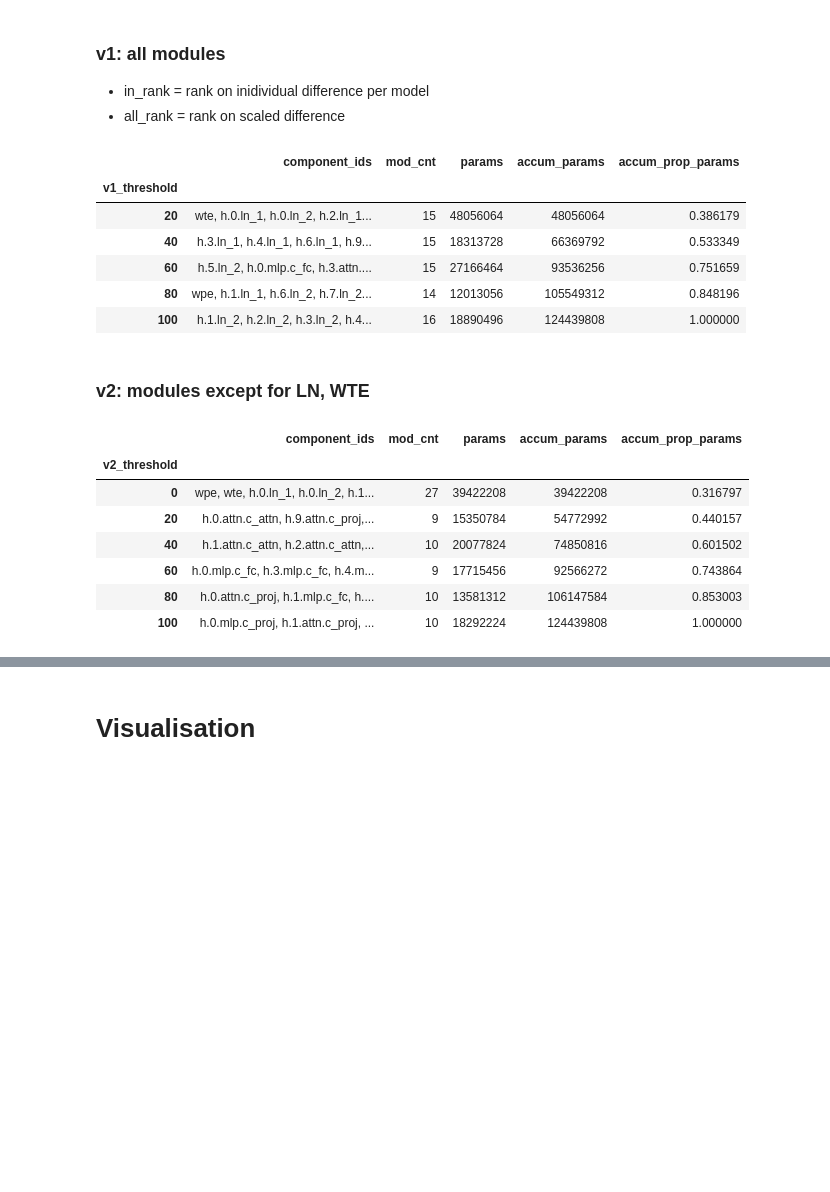
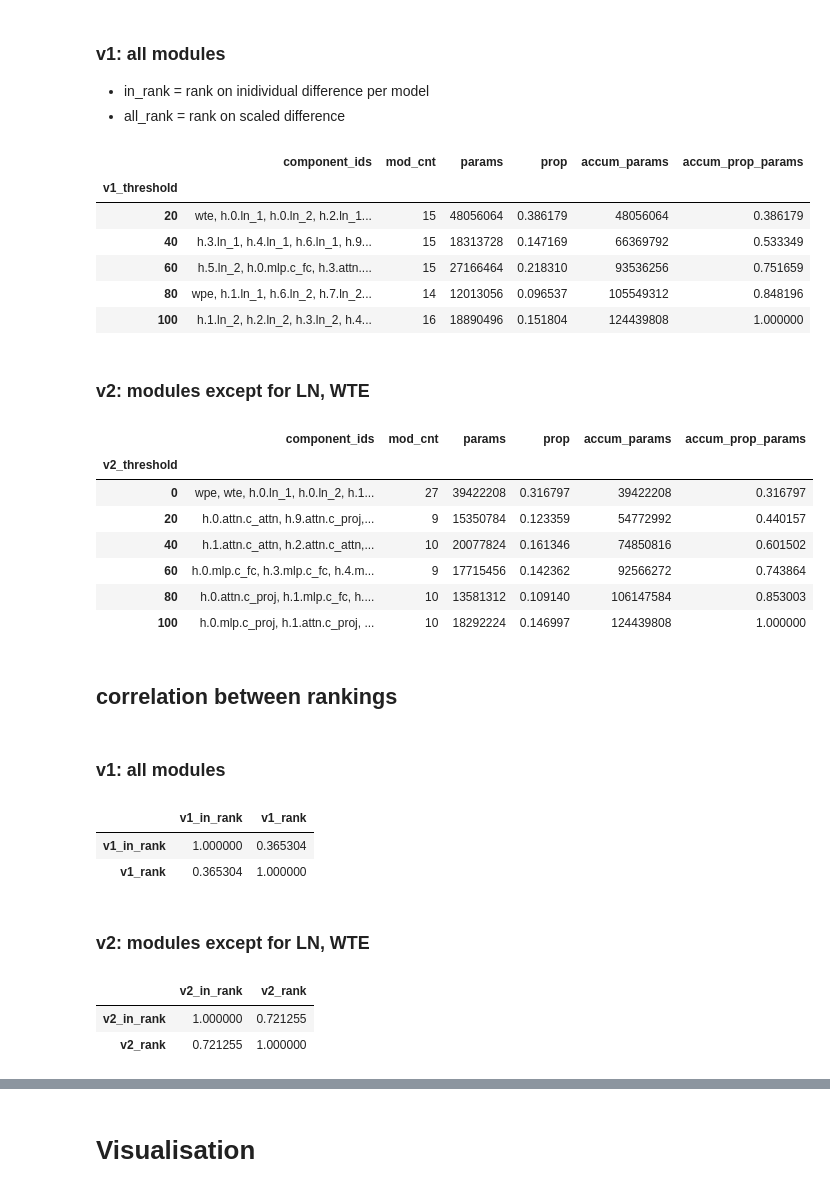
Before and after one commit to joonable/domain_adaptation_m2d2, a Jupyter notebook: 230630_modules_vs_submodules.ipynb, the cells around one changed output, grey strips where cells are left out. Drawn from its saved outputs; the diff is of its cells as text; code cells hidden in the pictures; blank space fills up the shorter version.

```diff
--- a/230630_modules_vs_submodules.ipynb
+++ b/230630_modules_vs_submodules.ipynb
@@ -289,10 +341,10 @@ df_sub_diff_weights = pd.read_pickle("./data/df_avg_diff_weights_sub_230627.pkl"
 
 df_sub_diff_weights = df_sub_diff_weights.rename({"sub_module": "submodule"}, axis=1)
 df_sub_diff_weights.submodule = df_sub_diff_weights.component_id.apply(lambda x: x.split(".")[-1])
-is_in_layer = ~(df_sub.layer.isin([-1, 99]))
+is_in_layer = ~(df_sub_diff_weights.layer.isin([-1, 99]))
 df_sub_diff_weights["is_in_layer"] = is_in_layer
 
-is_localised = (df_sub.module.isin(["attn", "mlp"])) & is_in_layer
+is_localised = (df_sub_diff_weights.module.isin(["attn", "mlp"])) & is_in_layer
 df_sub_diff_weights["is_localised"] =  is_localised
 # %%
 df_sub_diff_weights
@@ -416,37 +554,57 @@ df_submodules_agg = df_submodules.groupby(["v1_threshold"]).agg({
 })
 
 df_submodules_agg.columns = ["component_ids", "mod_cnt", "params"]
+df_submodules_agg["prop"] = df_submodules_agg["params"] / n_total_params
 df_submodules_agg["accum_params"] = df_submodules_agg["params"].cumsum()
 df_submodules_agg["accum_prop_params"] = df_submodules_agg["accum_params"] / n_total_params
 df_submodules_agg["component_ids"] = df_submodules_agg["component_ids"].apply(lambda l: ", ".join(l))
 df_submodules_agg
 # %% [output]
-|  | component_ids | mod_cnt | params | accum_params | accum_prop_params |
-| v1_threshold |  |  |  |  |  |
-| 20 | wte, h.0.ln_1, h.0.ln_2, h.2.ln_1... | 15 | 48056064 | 48056064 | 0.386179 |
-| 40 | h.3.ln_1, h.4.ln_1, h.6.ln_1, h.9... | 15 | 18313728 | 66369792 | 0.533349 |
-| 60 | h.5.ln_2, h.0.mlp.c_fc, h.3.attn.... | 15 | 27166464 | 93536256 | 0.751659 |
-| 80 | wpe, h.1.ln_1, h.6.ln_2, h.7.ln_2... | 14 | 12013056 | 105549312 | 0.848196 |
-| 100 | h.1.ln_2, h.2.ln_2, h.3.ln_2, h.4... | 16 | 18890496 | 124439808 | 1.000000 |
+|  | component_ids | mod_cnt | params | prop | accum_params | accum_prop_params |
+| v1_threshold |  |  |  |  |  |  |
+| 20 | wte, h.0.ln_1, h.0.ln_2, h.2.ln_1... | 15 | 48056064 | 0.386179 | 48056064 | 0.386179 |
+| 40 | h.3.ln_1, h.4.ln_1, h.6.ln_1, h.9... | 15 | 18313728 | 0.147169 | 66369792 | 0.533349 |
+| 60 | h.5.ln_2, h.0.mlp.c_fc, h.3.attn.... | 15 | 27166464 | 0.218310 | 93536256 | 0.751659 |
+| 80 | wpe, h.1.ln_1, h.6.ln_2, h.7.ln_2... | 14 | 12013056 | 0.096537 | 105549312 | 0.848196 |
+| 100 | h.1.ln_2, h.2.ln_2, h.3.ln_2, h.4... | 16 | 18890496 | 0.151804 | 124439808 | 1.000000 |
 # %% [markdown]
 ### v2: modules except for LN, WTE
 # %%
 df_submodules_agg = df_submodules.groupby(["v2_threshold"]).agg({
     "component_id": [list],
     "total": ["count", "sum"],
 })
 
 df_submodules_agg.columns = ["component_ids", "mod_cnt", "params"]
+df_submodules_agg["prop"] = df_submodules_agg["params"] / n_total_params
 df_submodules_agg["accum_params"] = df_submodules_agg["params"].cumsum()
 df_submodules_agg["accum_prop_params"] = df_submodules_agg["accum_params"] / n_total_params
 df_submodules_agg["component_ids"] = df_submodules_agg["component_ids"].apply(lambda l: ", ".join(l))
 df_submodules_agg
 # %% [output]
-|  | component_ids | mod_cnt | params | accum_params | accum_prop_params |
-| v2_threshold |  |  |  |  |  |
-| 0 | wpe, wte, h.0.ln_1, h.0.ln_2, h.1... | 27 | 39422208 | 39422208 | 0.316797 |
-| 20 | h.0.attn.c_attn, h.9.attn.c_proj,... | 9 | 15350784 | 54772992 | 0.440157 |
-| 40 | h.1.attn.c_attn, h.2.attn.c_attn,... | 10 | 20077824 | 74850816 | 0.601502 |
-| 60 | h.0.mlp.c_fc, h.3.mlp.c_fc, h.4.m... | 9 | 17715456 | 92566272 | 0.743864 |
-| 80 | h.0.attn.c_proj, h.1.mlp.c_fc, h.... | 10 | 13581312 | 106147584 | 0.853003 |
-| 100 | h.0.mlp.c_proj, h.1.attn.c_proj, ... | 10 | 18292224 | 124439808 | 1.000000 |
+|  | component_ids | mod_cnt | params | prop | accum_params | accum_prop_params |
+| v2_threshold |  |  |  |  |  |  |
+| 0 | wpe, wte, h.0.ln_1, h.0.ln_2, h.1... | 27 | 39422208 | 0.316797 | 39422208 | 0.316797 |
+| 20 | h.0.attn.c_attn, h.9.attn.c_proj,... | 9 | 15350784 | 0.123359 | 54772992 | 0.440157 |
+| 40 | h.1.attn.c_attn, h.2.attn.c_attn,... | 10 | 20077824 | 0.161346 | 74850816 | 0.601502 |
+| 60 | h.0.mlp.c_fc, h.3.mlp.c_fc, h.4.m... | 9 | 17715456 | 0.142362 | 92566272 | 0.743864 |
+| 80 | h.0.attn.c_proj, h.1.mlp.c_fc, h.... | 10 | 13581312 | 0.109140 | 106147584 | 0.853003 |
+| 100 | h.0.mlp.c_proj, h.1.attn.c_proj, ... | 10 | 18292224 | 0.146997 | 124439808 | 1.000000 |
+# %% [markdown]
+## correlation between rankings
+# %% [markdown]
+### v1: all modules
+# %%
+df_sub_in_rank[["component_id", "v1_in_rank"]].merge(df_submodules[["component_id", "v1_rank"]], on="component_id")[["v1_in_rank", "v1_rank"]].corr()
+# %% [output]
+|  | v1_in_rank | v1_rank |
+| v1_in_rank | 1.000000 | 0.365304 |
+| v1_rank | 0.365304 | 1.000000 |
+# %% [markdown]
+### v2: modules except for LN, WTE
+# %%
+df_sub_in_rank[["component_id", "v2_in_rank"]].merge(df_submodules[["component_id", "v2_rank"]], on="component_id")[["v2_in_rank", "v2_rank"]].corr()
+# %% [output]
+|  | v2_in_rank | v2_rank |
+| v2_in_rank | 1.000000 | 0.721255 |
+| v2_rank | 0.721255 | 1.000000 |
```
Also changed, not shown: parts of 15 cells of this notebook, 1 other file.
